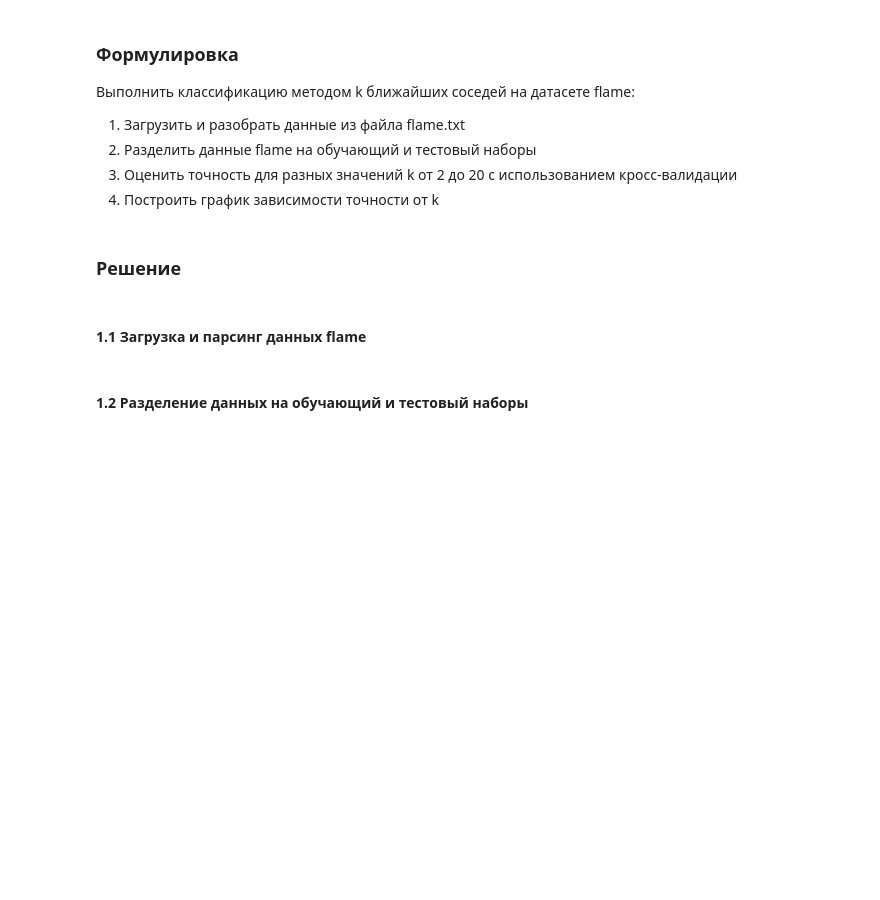
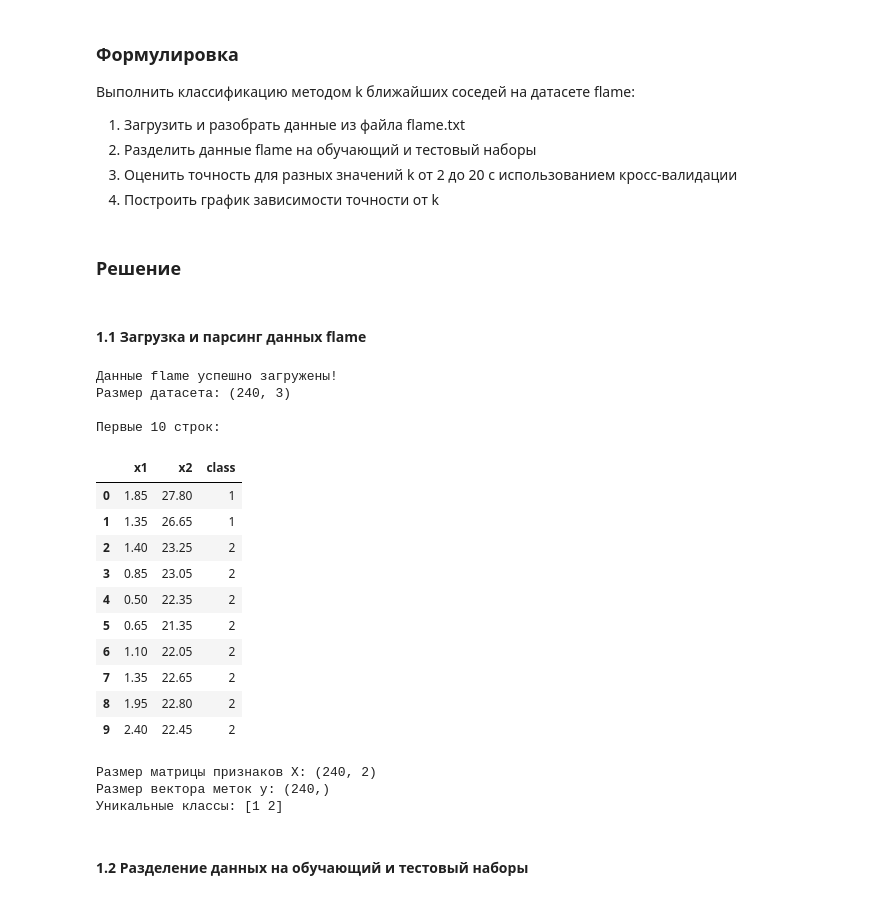
Before and after one commit to Education-Bugaev-RV/TOBD, a Jupyter notebook: ЛР (5)/notebook.ipynb, the cells around one changed output. Drawn from its saved outputs; the diff is of its cells as text; code cells hidden in the pictures; blank space fills up the shorter version.

```diff
--- a/ЛР (5)/notebook.ipynb
+++ b/ЛР (5)/notebook.ipynb
@@ -60,28 +39,41 @@ print(f"Версия seaborn: {sns.__version__}")
 # %%
 # Загрузка данных из файла flame.txt
 flame_data_path = '../ЛР (4)/Вариант 4/flame.txt'
 
 # Чтение данных с разделителем табуляция
 flame_data = pd.read_csv(flame_data_path, sep='\t', header=None, names=['x1', 'x2', 'class'])
 
 print("Данные flame успешно загружены!")
 print(f"Размер датасета: {flame_data.shape}")
 print("\nПервые 10 строк:")
-print(flame_data.head(10))
-
-print("\nИнформация о данных:")
-print(flame_data.info())
-
-print("\nРаспределение классов:")
-print(flame_data['class'].value_counts().sort_index())
+display(flame_data.head(10))
 
 # Разделение данных на признаки (X) и метки классов (y)
 X_flame = flame_data[['x1', 'x2']].values
 y_flame = flame_data['class'].values
 
 print(f"\nРазмер матрицы признаков X: {X_flame.shape}")
 print(f"Размер вектора меток y: {y_flame.shape}")
 print(f"Уникальные классы: {np.unique(y_flame)}")
+# %% [output]
+Данные flame успешно загружены!
+Размер датасета: (240, 3)
+
+Первые 10 строк:
+|  | x1 | x2 | class |
+| 0 | 1.85 | 27.80 | 1 |
+| 1 | 1.35 | 26.65 | 1 |
+| 2 | 1.40 | 23.25 | 2 |
+| 3 | 0.85 | 23.05 | 2 |
+| 4 | 0.50 | 22.35 | 2 |
+| 5 | 0.65 | 21.35 | 2 |
+| 6 | 1.10 | 22.05 | 2 |
+| 7 | 1.35 | 22.65 | 2 |
+| 8 | 1.95 | 22.80 | 2 |
+| 9 | 2.40 | 22.45 | 2 |
+Размер матрицы признаков X: (240, 2)
+Размер вектора меток y: (240,)
+Уникальные классы: [1 2]
 # %% [markdown]
 #### 1.2 Разделение данных на обучающий и тестовый наборы
 # %%
```
Also changed, not shown: parts of 9 cells of this notebook.
